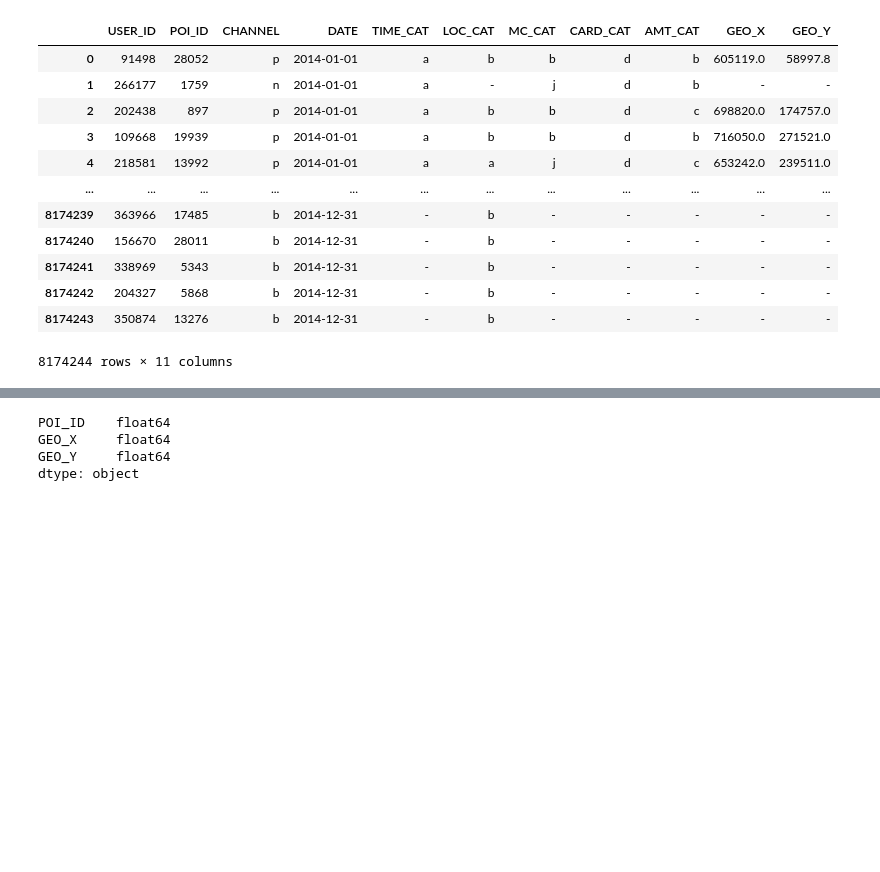
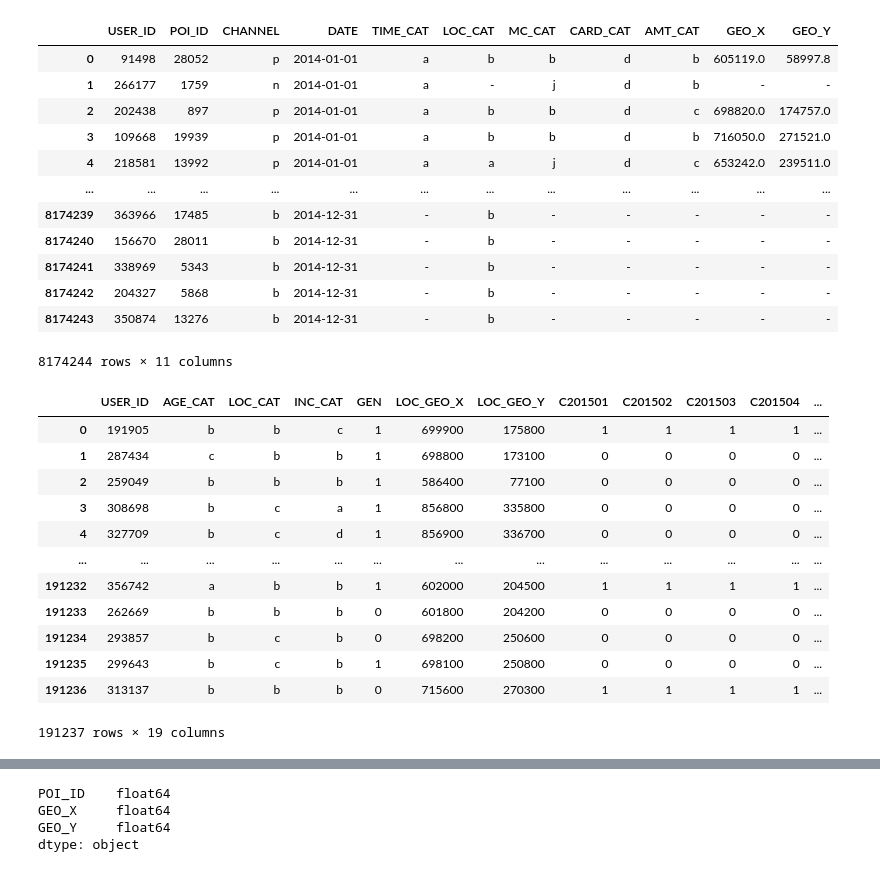
Before and after one commit to voidmax/HSE-project, a Jupyter notebook: reading_data.ipynb, the cells around one changed output, grey strips where cells are left out. Cells and saved outputs as stored; diff of their text form; code cells hidden in the pictures; blank space fills up the shorter version.

Commit message:
added reading_data

```diff
--- a/reading_data.ipynb
+++ b/reading_data.ipynb
@@ -4,11 +4,13 @@
 import numpy as np
 import pandas as pd
 
-bank_info_csv = "data/data/bank_info.csv"
-trans_2014_csv = "data/data/train_2014.csv"
-users_2014_csv = "data/data/users_2014.csv"
-trans_2015_csv = "data/data/train_2015.csv"
-users_2015_csv = "data/data/users_2015.csv"
+pth = "data/"
+
+bank_info_csv = pth + "bank_info.csv"
+trans_2014_csv = pth + "train_2014.csv"
+users_2014_csv = pth + "users_2014.csv"
+trans_2015_csv = pth + "train_2015.csv"
+users_2015_csv = pth + "users_2015.csv"
 
 
 bank_info = pd.read_csv(bank_info_csv, sep=',', low_memory=False)
@@ -66,3 +68,19 @@ trans_2014
 | 8174242 | 204327 | 5868 | b | 2014-12-31 | - | b | - | - | - | - | - |
 | 8174243 | 350874 | 13276 | b | 2014-12-31 | - | b | - | - | - | - | - |
 8174244 rows × 11 columns
+# %%
+users_2015
+# %% [output]
+|  | USER_ID | AGE_CAT | LOC_CAT | INC_CAT | GEN | LOC_GEO_X | LOC_GEO_Y | C201501 | C201502 | C201503 | C201504 | ... |
+| 0 | 191905 | b | b | c | 1 | 699900 | 175800 | 1 | 1 | 1 | 1 | ... |
+| 1 | 287434 | c | b | b | 1 | 698800 | 173100 | 0 | 0 | 0 | 0 | ... |
+| 2 | 259049 | b | b | b | 1 | 586400 | 77100 | 0 | 0 | 0 | 0 | ... |
+| 3 | 308698 | b | c | a | 1 | 856800 | 335800 | 0 | 0 | 0 | 0 | ... |
+| 4 | 327709 | b | c | d | 1 | 856900 | 336700 | 0 | 0 | 0 | 0 | ... |
+| ... | ... | ... | ... | ... | ... | ... | ... | ... | ... | ... | ... | ... |
+| 191232 | 356742 | a | b | b | 1 | 602000 | 204500 | 1 | 1 | 1 | 1 | ... |
+| 191233 | 262669 | b | b | b | 0 | 601800 | 204200 | 0 | 0 | 0 | 0 | ... |
+| 191234 | 293857 | b | c | b | 0 | 698200 | 250600 | 0 | 0 | 0 | 0 | ... |
+| 191235 | 299643 | b | c | b | 1 | 698100 | 250800 | 0 | 0 | 0 | 0 | ... |
+| 191236 | 313137 | b | b | b | 0 | 715600 | 270300 | 1 | 1 | 1 | 1 | ... |
+191237 rows × 19 columns
```
Also changed, not shown: parts of 7 cells of this notebook.
